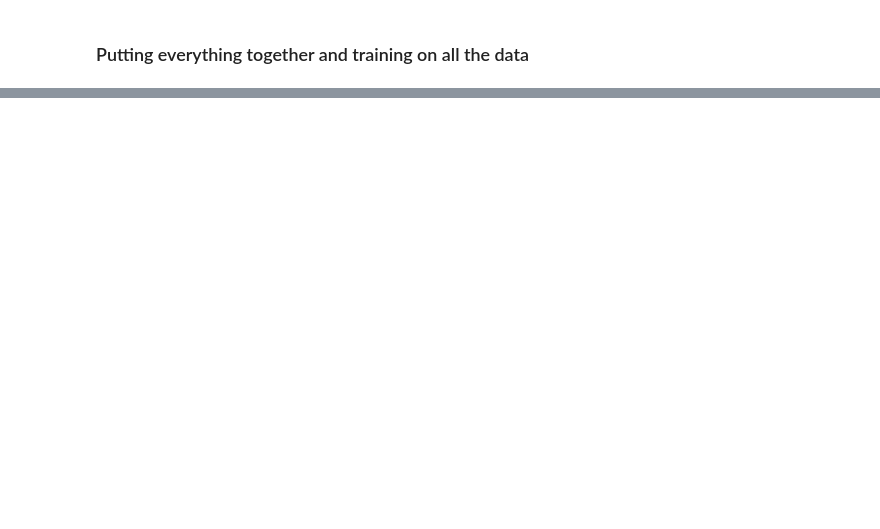
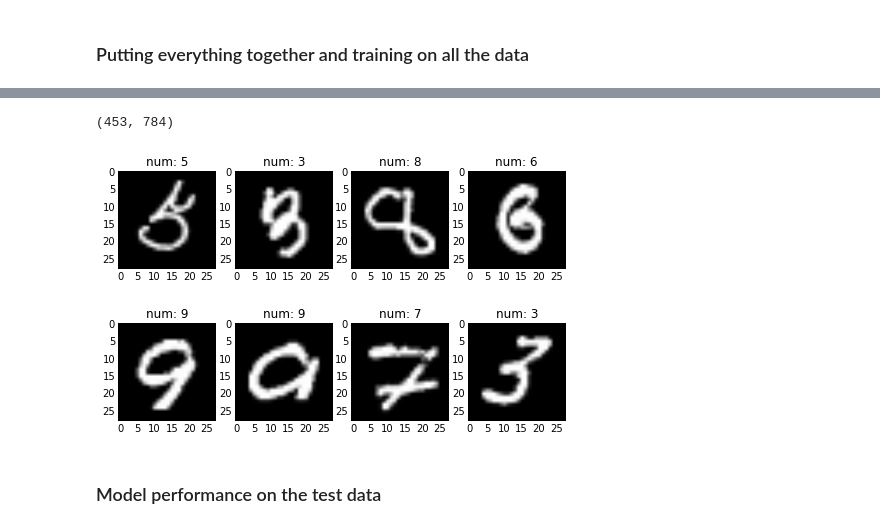
Before and after one commit to lgraesser/Intro-to-Neural-Networks-O-Reilly-AI, a Jupyter notebook: KerasIntro_Basics.ipynb, the cells around one changed output, grey strips where cells are left out. Saved outputs shown, nothing was run; the diff lists cells and outputs as text; code cells hidden in the pictures; blank space fills up the shorter version.

```diff
--- a/KerasIntro_Basics.ipynb
+++ b/KerasIntro_Basics.ipynb
@@ -460,3 +485,11 @@ Epoch 15/15
+# %%
+print(train_x_incorrect.shape)
+plotExamples(train_x_incorrect, train_y_incorrect)
+# %% [output]
+(453, 784)
+[figure, added]
+# %% [markdown]
+### Model performance on the test data
 # %%
 accuracy(test_x, test_y, model)
 # %% [output]
```
Also changed, not shown: parts of 22 cells of this notebook, 2 other files.
